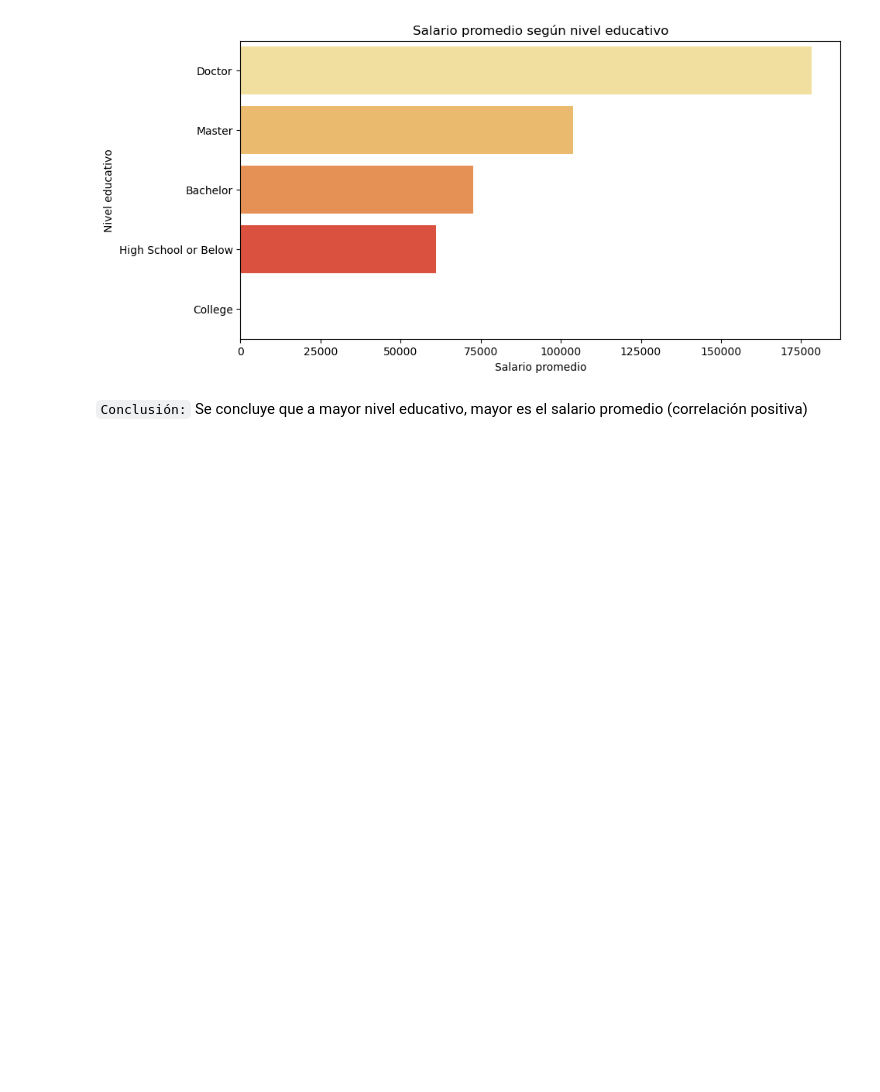
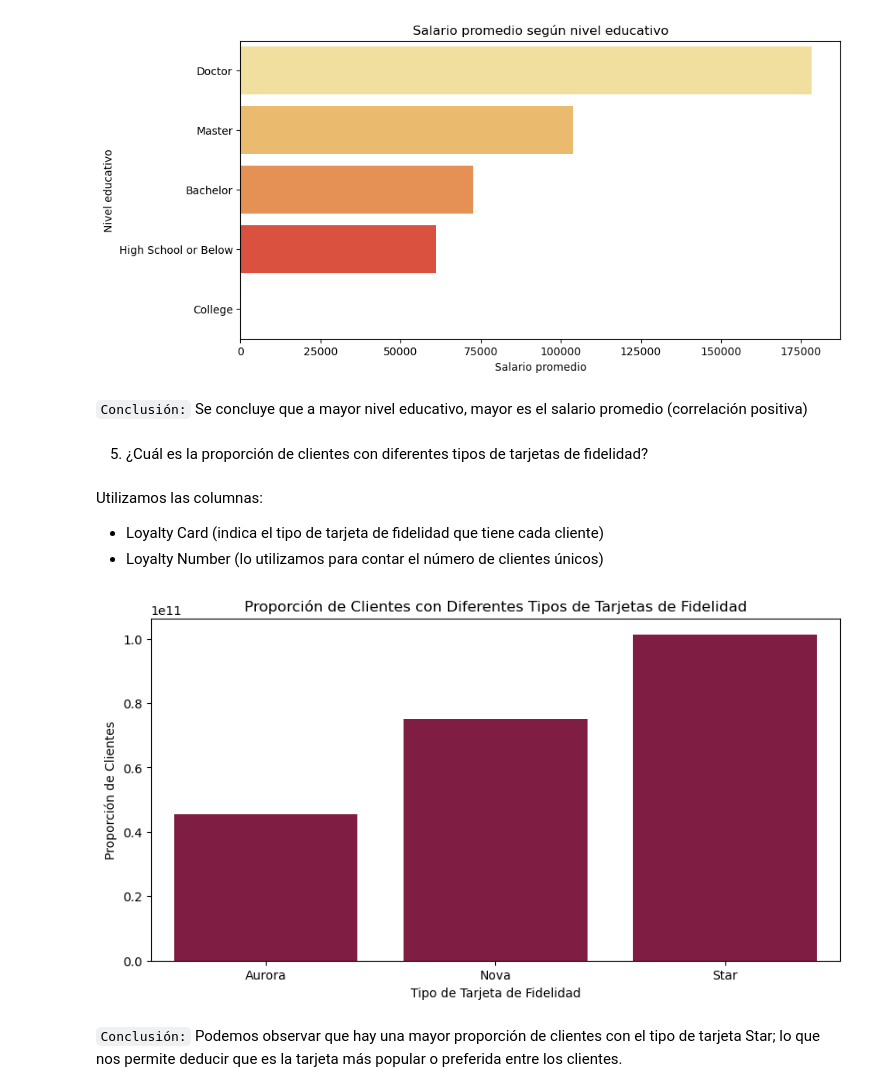
Before and after one commit to Adalab/bda-modulo-3-evaluacion-final-Mgg-maria, a Jupyter notebook: evaluacion.ipynb, the cells around one changed output. Saved outputs shown, nothing was run; the diff lists cells and outputs as text; code cells hidden in the pictures; blank space fills up the shorter version.

```diff
--- a/evaluacion.ipynb
+++ b/evaluacion.ipynb
@@ -727,3 +727,34 @@ Passing `palette` without assigning `hue` is deprecated and will be removed in v
 [figure]
 # %% [markdown]
 ``Conclusión:`` Se concluye que a mayor nivel educativo, mayor es el salario promedio (correlación positiva)
+# %% [markdown]
+5. ¿Cuál es la proporción de clientes con diferentes tipos de tarjetas de fidelidad?
+# %% [markdown]
+Utilizamos las columnas:
+- Loyalty Card (indica el tipo de tarjeta de fidelidad que tiene cada cliente)
+- Loyalty Number (lo utilizamos para contar el número de clientes únicos)
+# %%
+# Calculamos la proporción de clientes por tipo de tarjeta
+
+total_clientes = df_cleaned['Loyalty Number'].sum()  # Suma total de clientes
+clientes_por_tarjeta['Proporción'] = clientes_por_tarjeta['Loyalty Number'] / total_clientes # Proporción de clientes para cada tipo de tarjeta de fidelidad.
+
+# Al dividir el número de clientes según su tipo de tarjeta entre el total de clientes, obtenemos la proporción de clientes para cada tipo de tarjeta
+# %%
+# Creamos el gráfico (barchart). Elegimos este tipo de gráfico porque nos permite ver las relaciones y proporciones entre categorías.
+
+plt.figure(figsize=(10, 5))
+sns.barplot(data=clientes_por_tarjeta, x='Loyalty Card', y='Loyalty Number', color='#900C3F')
+
+# Añadimos títulos y etiquetas
+
+plt.title('Proporción de Clientes con Diferentes Tipos de Tarjetas de Fidelidad')
+plt.xlabel('Tipo de Tarjeta de Fidelidad')
+plt.ylabel('Proporción de Clientes')
+
+
+plt.show()
+# %% [output]
+[figure, added]
+# %% [markdown]
+``Conclusión:`` Podemos observar que hay una mayor proporción de clientes con el tipo de tarjeta Star; lo que nos permite deducir que es la tarjeta más popular o preferida entre los clientes.
```
